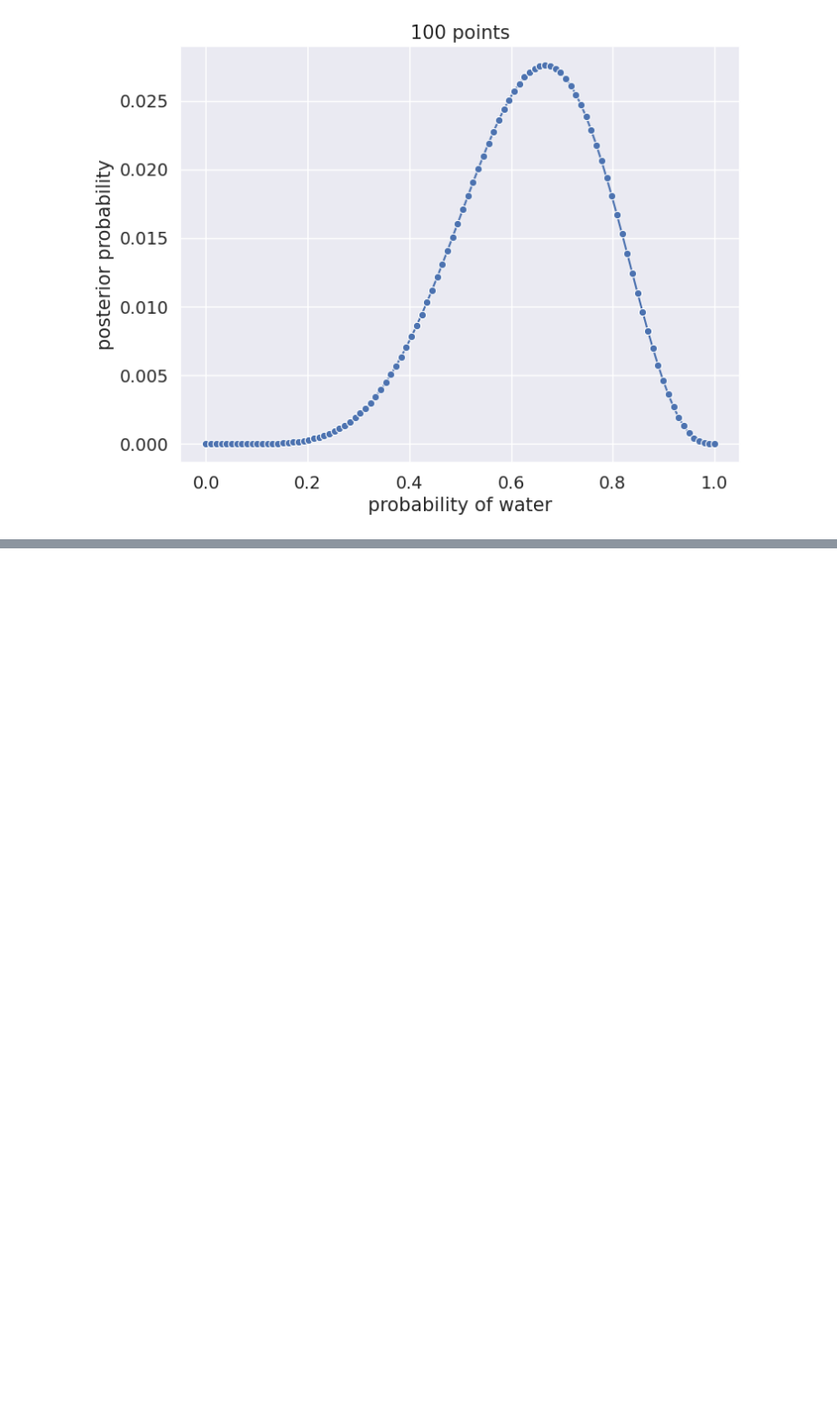
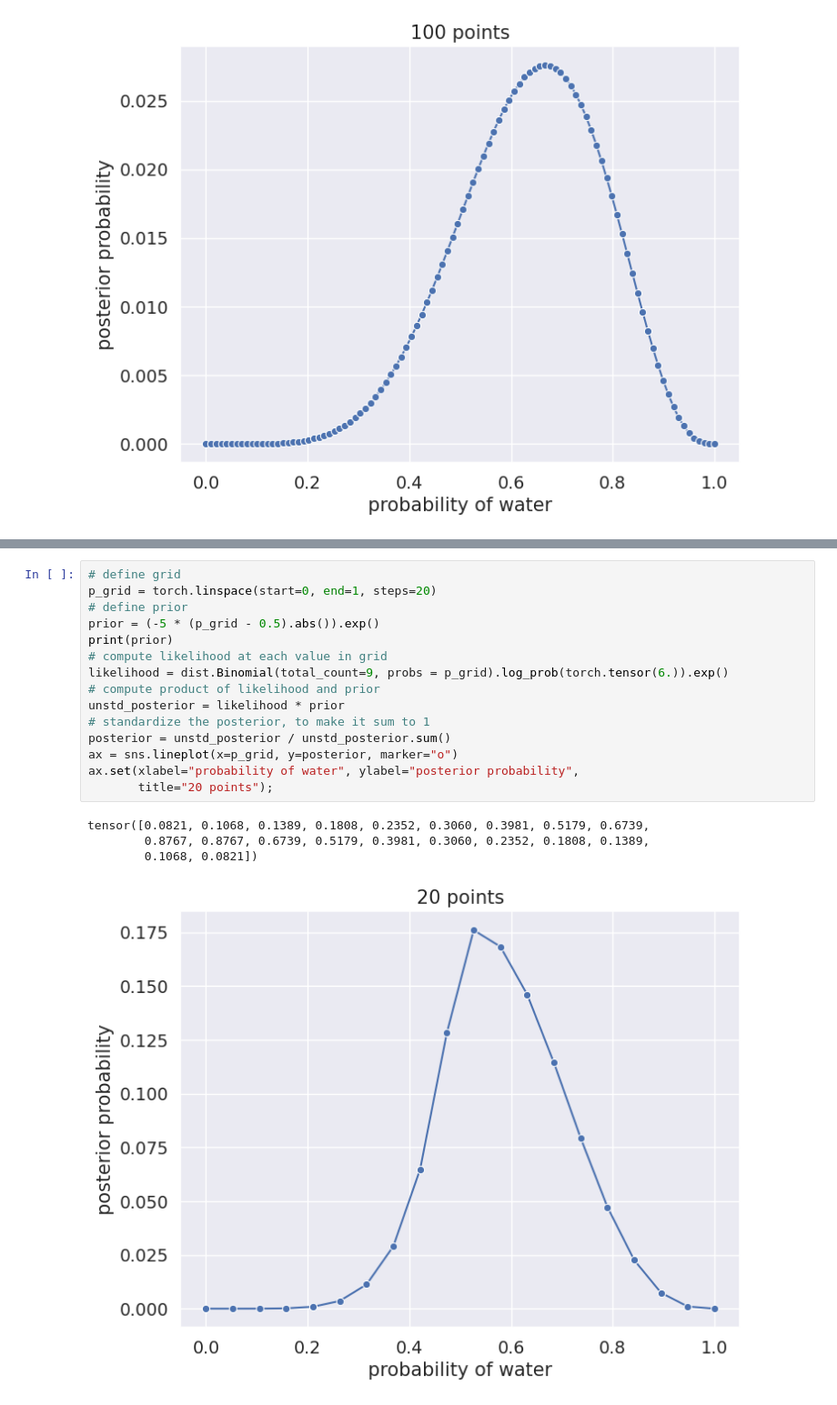
Before and after one commit to krademaker/Pyro, a Jupyter notebook: notebooks/sr_chapter_2.ipynb, the cells around one changed output, grey strips where cells are left out. Shown: that part at 91% size. Saved outputs shown, nothing was run; the diff lists cells and outputs as text; blank space fills up the shorter version.

```diff
--- a/notebooks/sr_chapter_2.ipynb
+++ b/notebooks/sr_chapter_2.ipynb
@@ -161,0 +184,20 @@ ax.set(xlabel="probability of water", ylabel="posterior probability",
+# %%
+# define grid
+p_grid = torch.linspace(start=0, end=1, steps=20)
+# define prior
+prior = (-5 * (p_grid - 0.5).abs()).exp()
+print(prior)
+# compute likelihood at each value in grid
+likelihood = dist.Binomial(total_count=9, probs = p_grid).log_prob(torch.tensor(6.)).exp()
+# compute product of likelihood and prior
+unstd_posterior = likelihood * prior
+# standardize the posterior, to make it sum to 1
+posterior = unstd_posterior / unstd_posterior.sum()
+ax = sns.lineplot(x=p_grid, y=posterior, marker="o")
+ax.set(xlabel="probability of water", ylabel="posterior probability",
+       title="20 points");
+# %% [output]
+tensor([0.0821, 0.1068, 0.1389, 0.1808, 0.2352, 0.3060, 0.3981, 0.5179, 0.6739,
+        0.8767, 0.8767, 0.6739, 0.5179, 0.3981, 0.3060, 0.2352, 0.1808, 0.1389,
+        0.1068, 0.0821])
+[figure, added]
```
Also changed, not shown: parts of 10 cells of this notebook.
